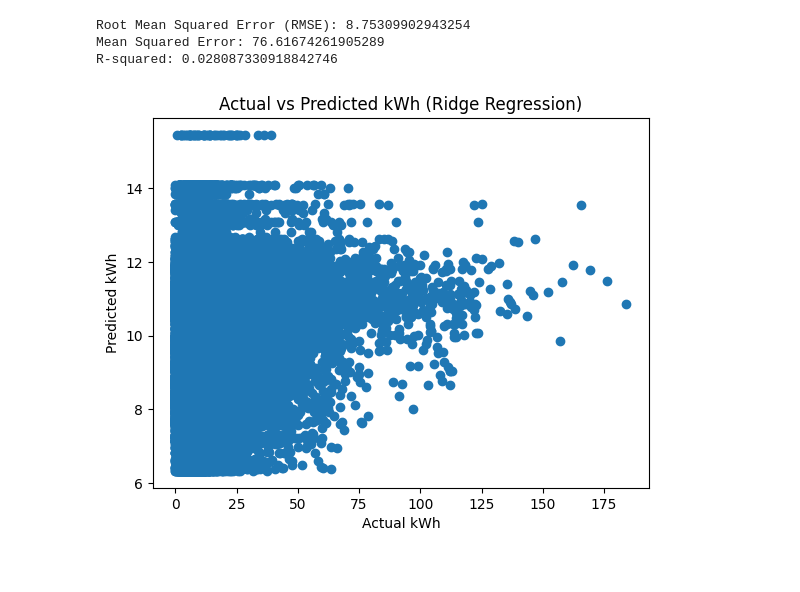
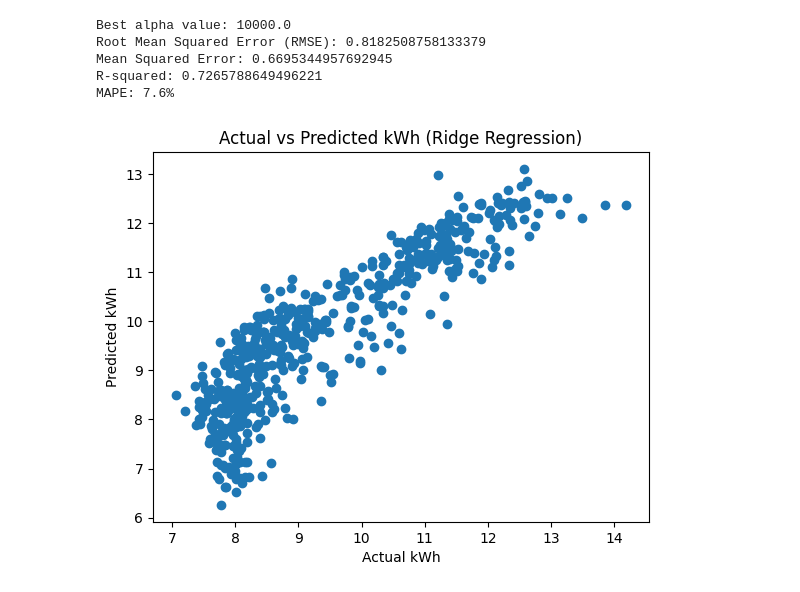
Before and after one commit to danny-ven/csc5610_london_energy, a Jupyter notebook: jupyter_notebooks/RidgeRegression.ipynb, the cells around one changed output. Cells and saved outputs as stored; diff of their text form; code cells hidden in the pictures.

Commit message:
Ridge

```diff
--- a/jupyter_notebooks/RidgeRegression.ipynb
+++ b/jupyter_notebooks/RidgeRegression.ipynb
@@ -9,10 +16,12 @@ df_test0 = pd.read_feather('../data/test_train_split/test_0.feather')
 df_test1 = pd.read_feather('../data/test_train_split/test_1.feather')
 df_test2 = pd.read_feather('../data/test_train_split/test_2.feather')
 df_test3 = pd.read_feather('../data/test_train_split/test_3.feather')
+df_test_combined = pd.concat([df_test0, df_test1, df_test2, df_test3], ignore_index=True)
 
 df_train0 = pd.read_feather('../data/test_train_split/train_0.feather')
 df_train1 = pd.read_feather('../data/test_train_split/train_1.feather')
 df_train2 = pd.read_feather('../data/test_train_split/train_2.feather')
 df_train3 = pd.read_feather('../data/test_train_split/train_3.feather')
+df_train_combined = pd.concat([df_train0, df_train1, df_train2, df_train3], ignore_index=True)
 
 df = pd.read_feather('../data/clean/CleanedData.feather')
@@ -28,36 +28,54 @@ df.head()
 # %%
+X = df.drop(['avgKWH', 'Date', 'volume weighted price', 'max_temp', 'min_temp', 'days_elapsed', 'weekday sin', 'weekday cos', 'month sin', 'month cos', 'Time of Year sin', 'Time of Year cos'], axis=1)
+y = df['avgKWH']
 
-X = df.drop(['KWH', 'LCLid', 'Date'], axis=1)  # Features
-y = df['KWH']  # Target variable
+X_train = df_train_combined.drop(['avgKWH', 'Date', 'volume weighted price', 'max_temp', 'min_temp', 'days_elapsed', 'weekday sin', 'weekday cos', 'month sin', 'month cos', 'Time of Year sin', 'Time of Year cos'], axis=1)  # Features
+y_train = df_train_combined['avgKWH']  # Target variable
 
-X_train, X_test, y_train, y_test = train_test_split(X, y, test_size=0.2, random_state=42)
+X_test = df_test_combined.drop(['avgKWH', 'Date', 'volume weighted price', 'max_temp', 'min_temp', 'days_elapsed', 'weekday sin', 'weekday cos', 'month sin', 'month cos', 'Time of Year sin', 'Time of Year cos'], axis=1)  # Features
+y_test = df_test_combined['avgKWH']  # Target variable
+
+# Get the best alpha
+alpha_values = np.logspace(-6, 6, 13)
+param_grid = {'alpha': alpha_values}
+ridge = Ridge(positive=True)
+grid_search = GridSearchCV(ridge, param_grid, cv=5, scoring='neg_mean_squared_error')
+grid_search.fit(X, y)
+
+best_alpha = grid_search.best_params_['alpha']
+print(f"Best alpha value: {best_alpha}")
+
 
 # Build a Ridge Regression model
-alpha = 1.0
+alpha = best_alpha
 ridge_model = Ridge(alpha=alpha)
 ridge_model.fit(X_train, y_train)
 
 # Make predictions on the test set
 y_pred = ridge_model.predict(X_test)
 
 # Evaluate the model
 mse = mean_squared_error(y_test, y_pred)
 r2 = r2_score(y_test, y_pred)
 rmse = np.sqrt(mean_squared_error(y_test, y_pred))
+mape = mean_absolute_percentage_error(y_test, y_pred)
 
 print(f'Root Mean Squared Error (RMSE): {rmse}')
 
 print(f'Mean Squared Error: {mse}')
 print(f'R-squared: {r2}')
+print("MAPE: {:.1%}".format(mape))
 
 # Plot actual vs predicted values
 plt.scatter(y_test, y_pred)
 plt.xlabel('Actual kWh')
 plt.ylabel('Predicted kWh')
 plt.title('Actual vs Predicted kWh (Ridge Regression)')
 plt.show()
 # %% [output]
-Root Mean Squared Error (RMSE): 8.75309902943254
-Mean Squared Error: 76.61674261905289
-R-squared: 0.028087330918842746
+Best alpha value: 10000.0
+Root Mean Squared Error (RMSE): 0.8182508758133379
+Mean Squared Error: 0.6695344957692945
+R-squared: 0.7265788649496221
+MAPE: 7.6%
-[figure, old version]
+[figure, new version]
```
Also changed, not shown: parts of 5 cells of this notebook.
